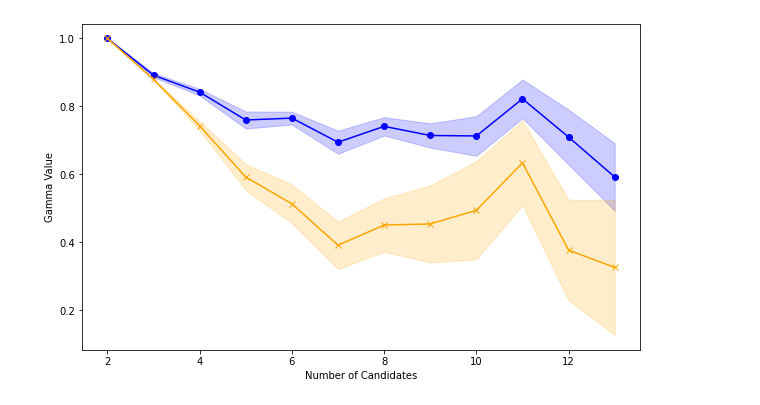
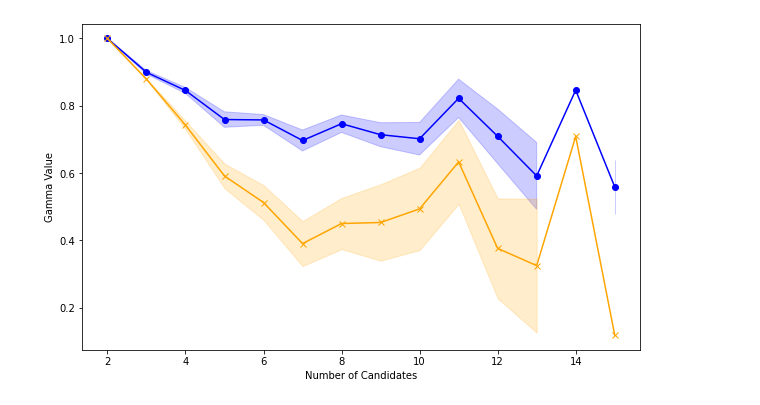
Before and after one commit to SamWangPhD/bugs-in-democracy, a Jupyter notebook: cleaned files/figures.ipynb, the cells around one changed output. Cells and saved outputs as stored; diff of their text form; code cells hidden in the pictures.

```diff
--- a/cleaned files/figures.ipynb
+++ b/cleaned files/figures.ipynb
@@ -26,42 +6,42 @@ merged_data
 
 
 # Filter out elections with two or fewer candidates, and restrict #candidates to a maximum of 15
-filtered_data = merged_data[(merged_data['#candidates_x'] >= 2) & (merged_data['#candidates_x'] <= 13)]
+filtered_data = gamma_data[(gamma_data['#candidates'] >= 2) & (gamma_data['#candidates'] <= 15)]
 
 # Sort the data by #candidates to ensure a clear trend in the plot
-filtered_data = filtered_data.sort_values(by="#candidates_x")
+filtered_data = filtered_data.sort_values(by="#candidates")
 # Calculate the mean and standard error of gamma and null_gamma for each candidate count
-grouped_data = filtered_data.groupby('#candidates_y').agg(
-    gamma_mean=('gamma', 'mean'),
-    gamma_sem=('gamma', lambda x: np.std(x, ddof=1) / np.sqrt(len(x))),
+grouped_data = filtered_data.groupby('#candidates').agg(
+    gamma_mean=('permissive_gamma', 'mean'),
+    gamma_sem=('permissive_gamma', lambda x: np.std(x, ddof=1) / np.sqrt(len(x))),
     null_gamma_mean=('null_gamma', 'mean'),
     null_gamma_sem=('null_gamma', lambda x: np.std(x, ddof=1) / np.sqrt(len(x)))
 ).reset_index()
 
 # Plot the mean values with shaded areas representing the standard error
 plt.figure(figsize=(10, 6))
 
 # Plot observed gamma with standard error shading
-plt.plot(grouped_data['#candidates_y'], grouped_data['gamma_mean'], label='Mean Observed Gamma', marker='o', color='blue')
-plt.fill_between(grouped_data['#candidates_y'],
+plt.plot(grouped_data['#candidates'], grouped_data['gamma_mean'], label='Mean Observed Gamma', marker='o', color='blue')
+plt.fill_between(grouped_data['#candidates'],
                  grouped_data['gamma_mean'] - grouped_data['gamma_sem'],
                  grouped_data['gamma_mean'] + grouped_data['gamma_sem'],
                  color='blue', alpha=0.2)
 
 # Plot null gamma with standard error shading
-plt.plot(grouped_data['#candidates_y'], grouped_data['null_gamma_mean'], label='Mean Null Gamma', marker='x', color='orange')
-plt.fill_between(grouped_data['#candidates_y'],
+plt.plot(grouped_data['#candidates'], grouped_data['null_gamma_mean'], label='Mean Null Gamma', marker='x', color='orange')
+plt.fill_between(grouped_data['#candidates'],
                  grouped_data['null_gamma_mean'] - grouped_data['null_gamma_sem'],
                  grouped_data['null_gamma_mean'] + grouped_data['null_gamma_sem'],
                  color='orange', alpha=0.2)
 
 # Set plot labels and title
 plt.xlabel('Number of Candidates')
 plt.ylabel('Gamma Value')
 #plt.title('Mean Gamma vs. Number of Candidates with Standard Error')
 #plt.legend()
 plt.grid(False)
 
 plt.show()
 # %% [output]
-[figure, old version]
+[figure, new version]
```
Also changed, not shown: parts of 25 cells of this notebook, 8 other files.
